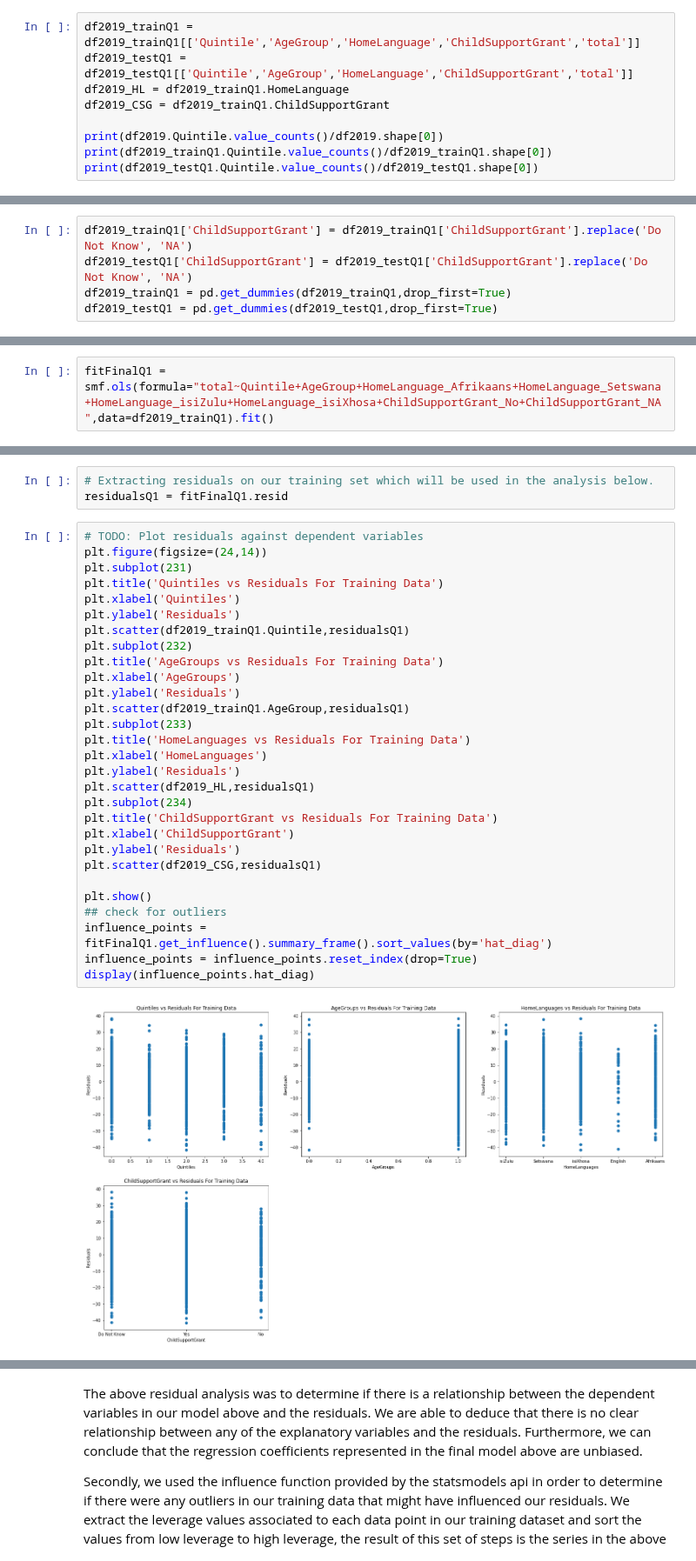
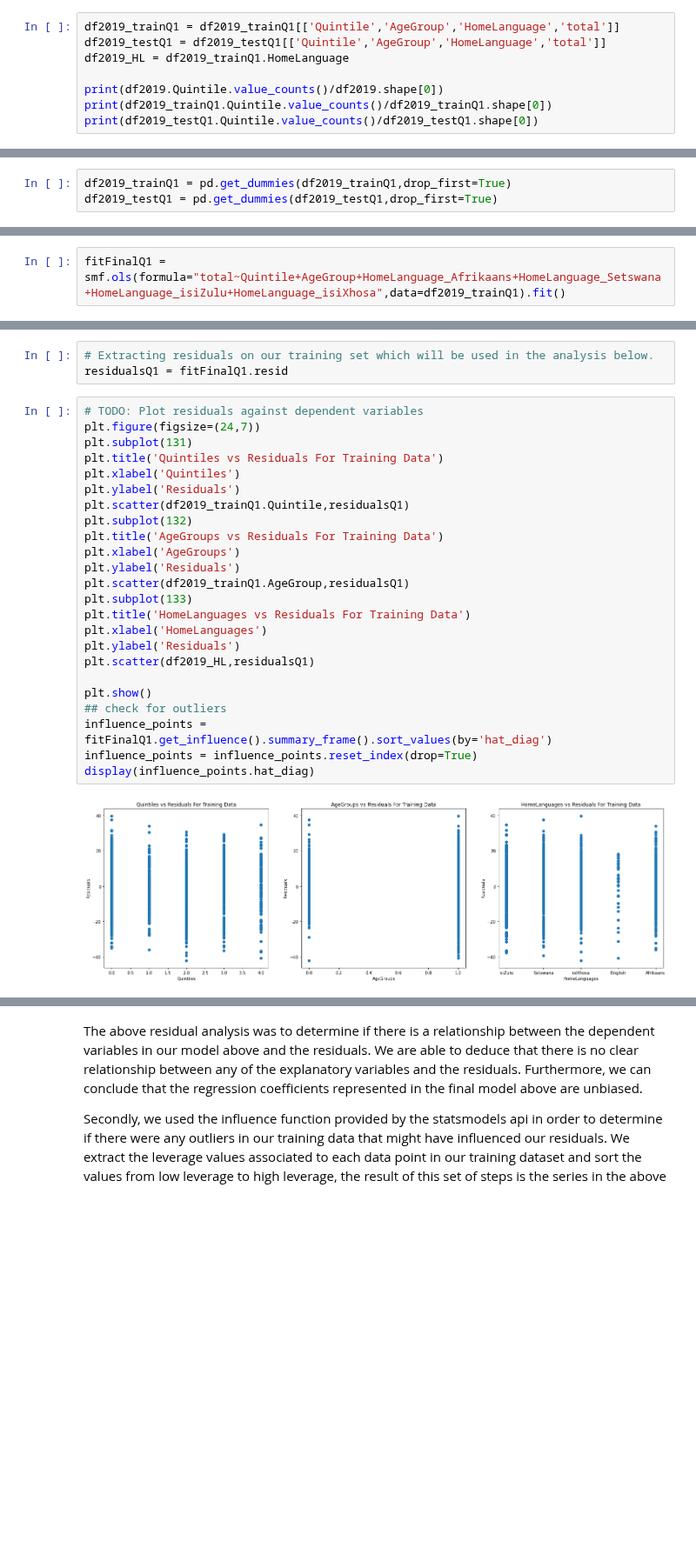
Before and after one commit to bongo1007/DAE, a Jupyter notebook: Project.ipynb, the cells around one changed output, grey strips where cells are left out. Shown at 87% size. Cells and saved outputs as stored; diff of their text form; blank space fills up the shorter version.

```diff
--- a/Project.ipynb
+++ b/Project.ipynb
@@ -792,10 +746,9 @@ AgeGroup will be used in the model as Age results in numerical problems with our
 # %% [markdown]
 The following code ensures that every variable is either continuous or encoded:
 # %%
-df2019_trainQ1 = df2019_trainQ1[['Quintile','AgeGroup','HomeLanguage','ChildSupportGrant','total']]
-df2019_testQ1 = df2019_testQ1[['Quintile','AgeGroup','HomeLanguage','ChildSupportGrant','total']]
+df2019_trainQ1 = df2019_trainQ1[['Quintile','AgeGroup','HomeLanguage','total']]
+df2019_testQ1 = df2019_testQ1[['Quintile','AgeGroup','HomeLanguage','total']]
 df2019_HL = df2019_trainQ1.HomeLanguage
-df2019_CSG = df2019_trainQ1.ChildSupportGrant
 
 print(df2019.Quintile.value_counts()/df2019.shape[0])
 print(df2019_trainQ1.Quintile.value_counts()/df2019_trainQ1.shape[0])
@@ -826,8 +779,6 @@ df2019_trainQ1['AgeGroup'] = LE.fit_transform(df2019_trainQ1['AgeGroup'])
 df2019_testQ1['Quintile'] = LE.fit_transform(df2019_testQ1['Quintile'])
 df2019_testQ1['AgeGroup'] = LE.fit_transform(df2019_testQ1['AgeGroup'])
 # %%
-df2019_trainQ1['ChildSupportGrant'] = df2019_trainQ1['ChildSupportGrant'].replace('Do Not Know', 'NA')
-df2019_testQ1['ChildSupportGrant'] = df2019_testQ1['ChildSupportGrant'].replace('Do Not Know', 'NA')
 df2019_trainQ1 = pd.get_dummies(df2019_trainQ1,drop_first=True)
 df2019_testQ1 = pd.get_dummies(df2019_testQ1,drop_first=True)
 # %%
@@ -951,2 +880,2 @@ Notes:
 # %%
-fitFinalQ1 = smf.ols(formula="total~Quintile+AgeGroup+HomeLanguage_Afrikaans+HomeLanguage_Setswana+HomeLanguage_isiZulu+HomeLanguage_isiXhosa+ChildSupportGrant_No+ChildSupportGrant_NA",data=df2019_trainQ1).fit()
+fitFinalQ1 = smf.ols(formula="total~Quintile+AgeGroup+HomeLanguage_Afrikaans+HomeLanguage_Setswana+HomeLanguage_isiZulu+HomeLanguage_isiXhosa",data=df2019_trainQ1).fit()
@@ -988,32 +894,27 @@ The final model which was calculated displayed skewness of -0.215 and kurtosis o
 residualsQ1 = fitFinalQ1.resid
 # %%
 # TODO: Plot residuals against dependent variables
-plt.figure(figsize=(24,14))
-plt.subplot(231)
+plt.figure(figsize=(24,7))
+plt.subplot(131)
 plt.title('Quintiles vs Residuals For Training Data')
 plt.xlabel('Quintiles')
 plt.ylabel('Residuals')
 plt.scatter(df2019_trainQ1.Quintile,residualsQ1)
-plt.subplot(232)
+plt.subplot(132)
 plt.title('AgeGroups vs Residuals For Training Data')
 plt.xlabel('AgeGroups')
 plt.ylabel('Residuals')
 plt.scatter(df2019_trainQ1.AgeGroup,residualsQ1)
-plt.subplot(233)
+plt.subplot(133)
 plt.title('HomeLanguages vs Residuals For Training Data')
 plt.xlabel('HomeLanguages')
 plt.ylabel('Residuals')
 plt.scatter(df2019_HL,residualsQ1)
-plt.subplot(234)
-plt.title('ChildSupportGrant vs Residuals For Training Data')
-plt.xlabel('ChildSupportGrant')
-plt.ylabel('Residuals')
-plt.scatter(df2019_CSG,residualsQ1)
 
 plt.show()
 ## check for outliers
 influence_points = fitFinalQ1.get_influence().summary_frame().sort_values(by='hat_diag')
 influence_points = influence_points.reset_index(drop=True)
 display(influence_points.hat_diag)
 # %% [output]
-[figure, old version]
+[figure, new version]
```
Also changed, not shown: parts of 115 cells of this notebook.
